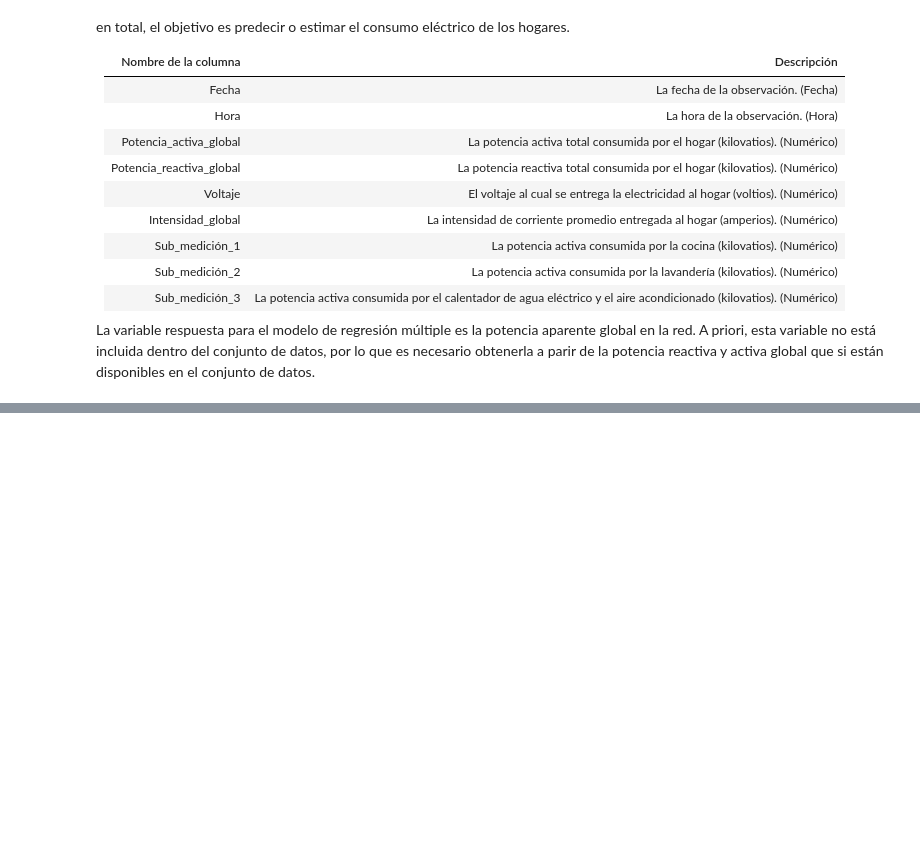
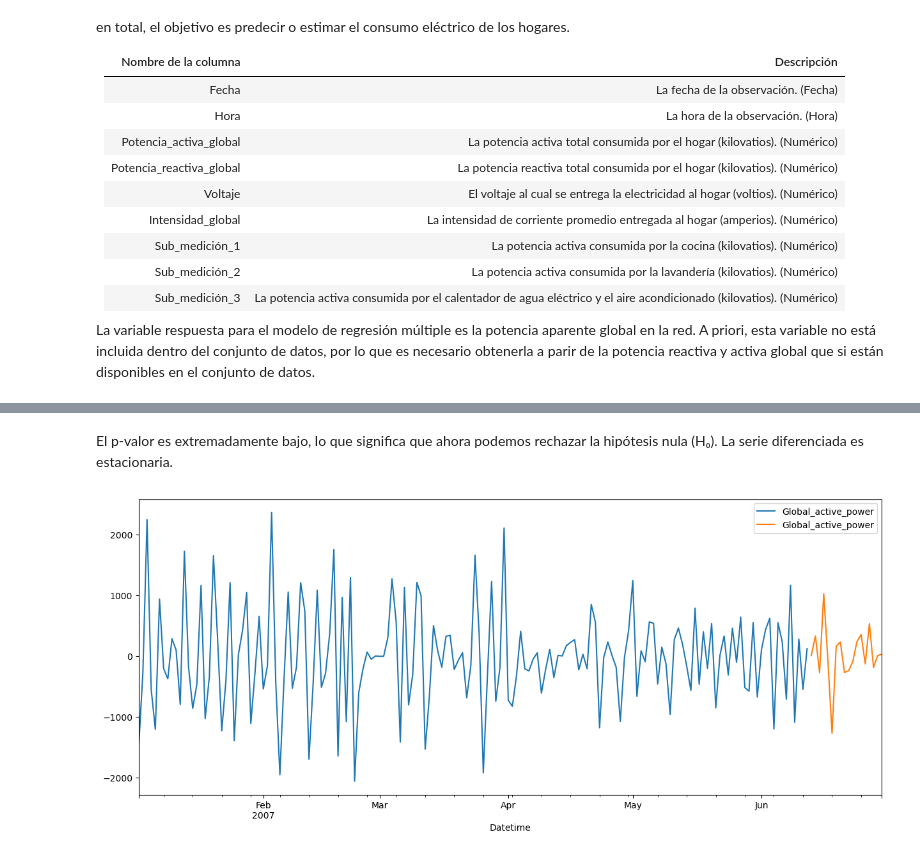
Before and after one commit to kevindmzapata/multivariate-statistics-course, a Jupyter notebook: PROYECTO_FINAL/main.ipynb, the cells around one changed output, grey strips where cells are left out. Drawn from its saved outputs; the diff is of its cells as text; code cells hidden in the pictures; blank space fills up the shorter version.

```diff
--- a/PROYECTO_FINAL/main.ipynb
+++ b/PROYECTO_FINAL/main.ipynb
@@ -205,0 +126,15 @@ biplot(df_pca, pca, df_no_time_scaled)
+# %% [markdown]
+El p-valor es extremadamente bajo, lo que significa que ahora podemos rechazar la hipótesis nula (H₀). La serie diferenciada es estacionaria.
+# %%
+train_size = int(len(df) * 0.9)
+
+train = data_diff[:train_size]
+test = data_diff[train_size:]
+# %%
+plt.figure(figsize=(15, 6))
+train.plot(ax=plt.gca())
+test.plot(ax=plt.gca())
+plt.legend(loc='best')
+plt.show()
+# %% [output]
+[figure, added]
```
Also changed, not shown: parts of 38 cells of this notebook, 2 other files.
